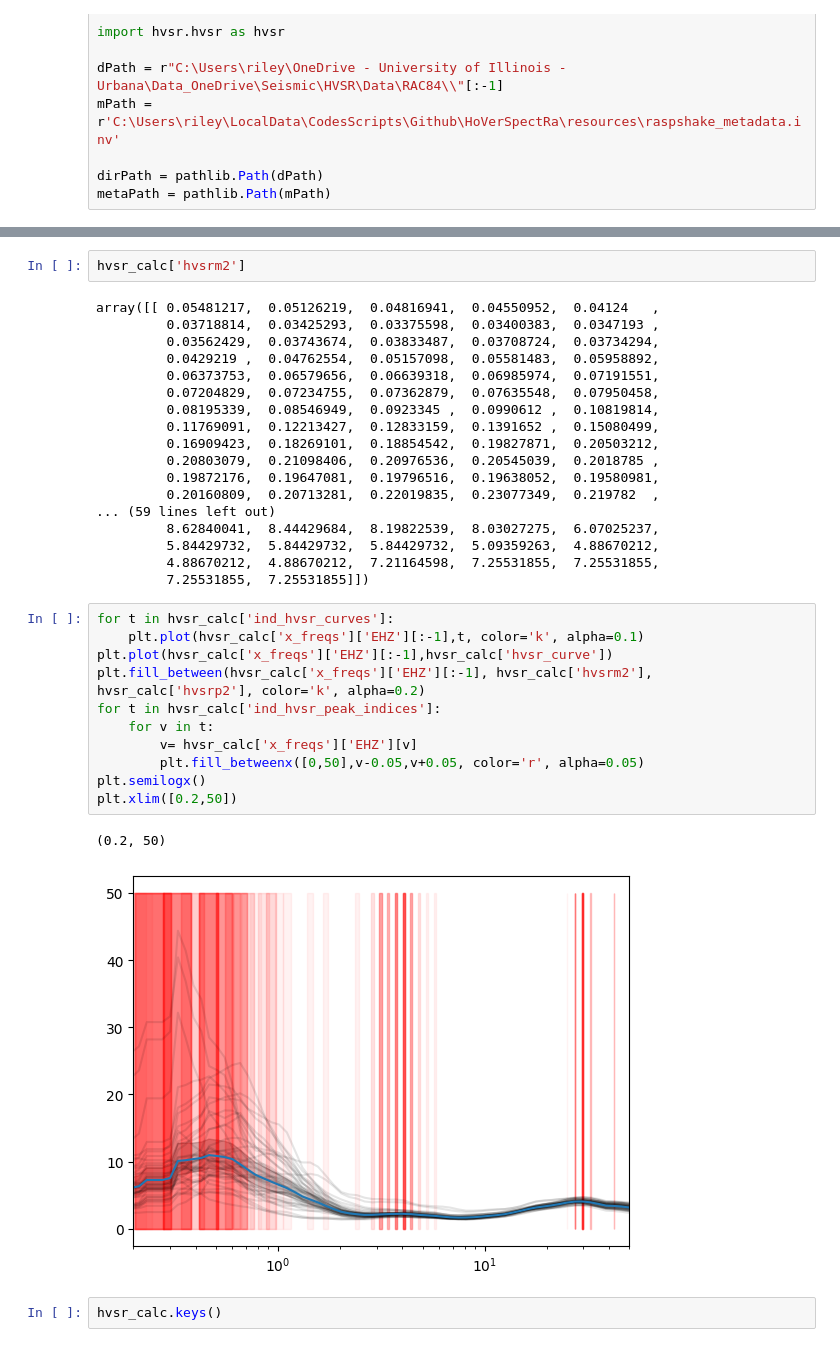
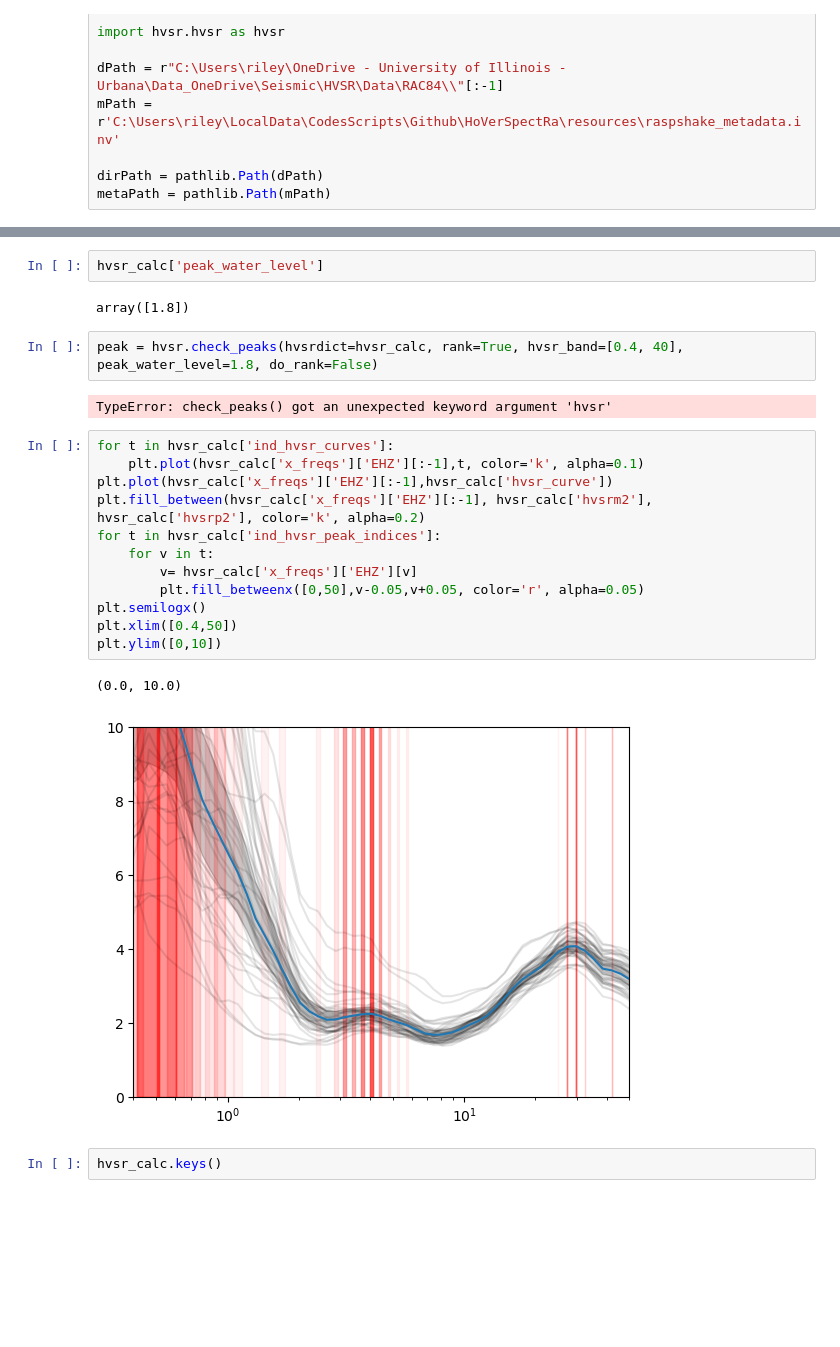
Before and after one commit to RJbalikian/SPRIT-HVSR, a Jupyter notebook: workingNotebook.ipynb, the cells around one changed output, grey strips where cells are left out. Cells and saved outputs as stored; diff of their text form; blank space fills up the shorter version.

```diff
--- a/workingNotebook.ipynb
+++ b/workingNotebook.ipynb
@@ -64,37 +64,26 @@ Day of Year: 44
 # %%
-hvsr_calc['hvsrm2']
+hvsr_calc['peak_water_level']
 # %% [output]
-array([[ 0.05481217,  0.05126219,  0.04816941,  0.04550952,  0.04124   ,
-         0.03718814,  0.03425293,  0.03375598,  0.03400383,  0.0347193 ,
-         0.03562429,  0.03743674,  0.03833487,  0.03708724,  0.03734294,
-         0.0429219 ,  0.04762554,  0.05157098,  0.05581483,  0.05958892,
-         0.06373753,  0.06579656,  0.06639318,  0.06985974,  0.07191551,
-         0.07204829,  0.07234755,  0.07362879,  0.07635548,  0.07950458,
-         0.08195339,  0.08546949,  0.0923345 ,  0.0990612 ,  0.10819814,
-         0.11769091,  0.12213427,  0.12833159,  0.1391652 ,  0.15080499,
-         0.16909423,  0.18269101,  0.18854542,  0.19827871,  0.20503212,
-         0.20803079,  0.21098406,  0.20976536,  0.20545039,  0.2018785 ,
-         0.19872176,  0.19647081,  0.19796516,  0.19638052,  0.19580981,
-         0.20160809,  0.20713281,  0.22019835,  0.23077349,  0.219782  ,
-... (59 lines left out)
-         8.62840041,  8.44429684,  8.19822539,  8.03027275,  6.07025237,
-         5.84429732,  5.84429732,  5.84429732,  5.09359263,  4.88670212,
-         4.88670212,  4.88670212,  7.21164598,  7.25531855,  7.25531855,
-         7.25531855,  7.25531855]])
+array([1.8])
+# %%
+peak = hvsr.check_peaks(hvsrdict=hvsr_calc, rank=True, hvsr_band=[0.4, 40], peak_water_level=1.8, do_rank=False)
+# %% [output]
+TypeError: check_peaks() got an unexpected keyword argument 'hvsr'
 # %%
 for t in hvsr_calc['ind_hvsr_curves']:
     plt.plot(hvsr_calc['x_freqs']['EHZ'][:-1],t, color='k', alpha=0.1)
 plt.plot(hvsr_calc['x_freqs']['EHZ'][:-1],hvsr_calc['hvsr_curve'])
 plt.fill_between(hvsr_calc['x_freqs']['EHZ'][:-1], hvsr_calc['hvsrm2'], hvsr_calc['hvsrp2'], color='k', alpha=0.2)
 for t in hvsr_calc['ind_hvsr_peak_indices']:
     for v in t:
         v= hvsr_calc['x_freqs']['EHZ'][v]
         plt.fill_betweenx([0,50],v-0.05,v+0.05, color='r', alpha=0.05)
 plt.semilogx()
-plt.xlim([0.2,50])
+plt.xlim([0.4,50])
+plt.ylim([0,10])
 # %% [output]
-(0.2, 50)
+(0.0, 10.0)
-[figure, old version]
+[figure, new version]
 # %%
 hvsr_calc.keys()
 # %% [output]
```
Also changed, not shown: parts of 2 cells of this notebook, 2 other files.
